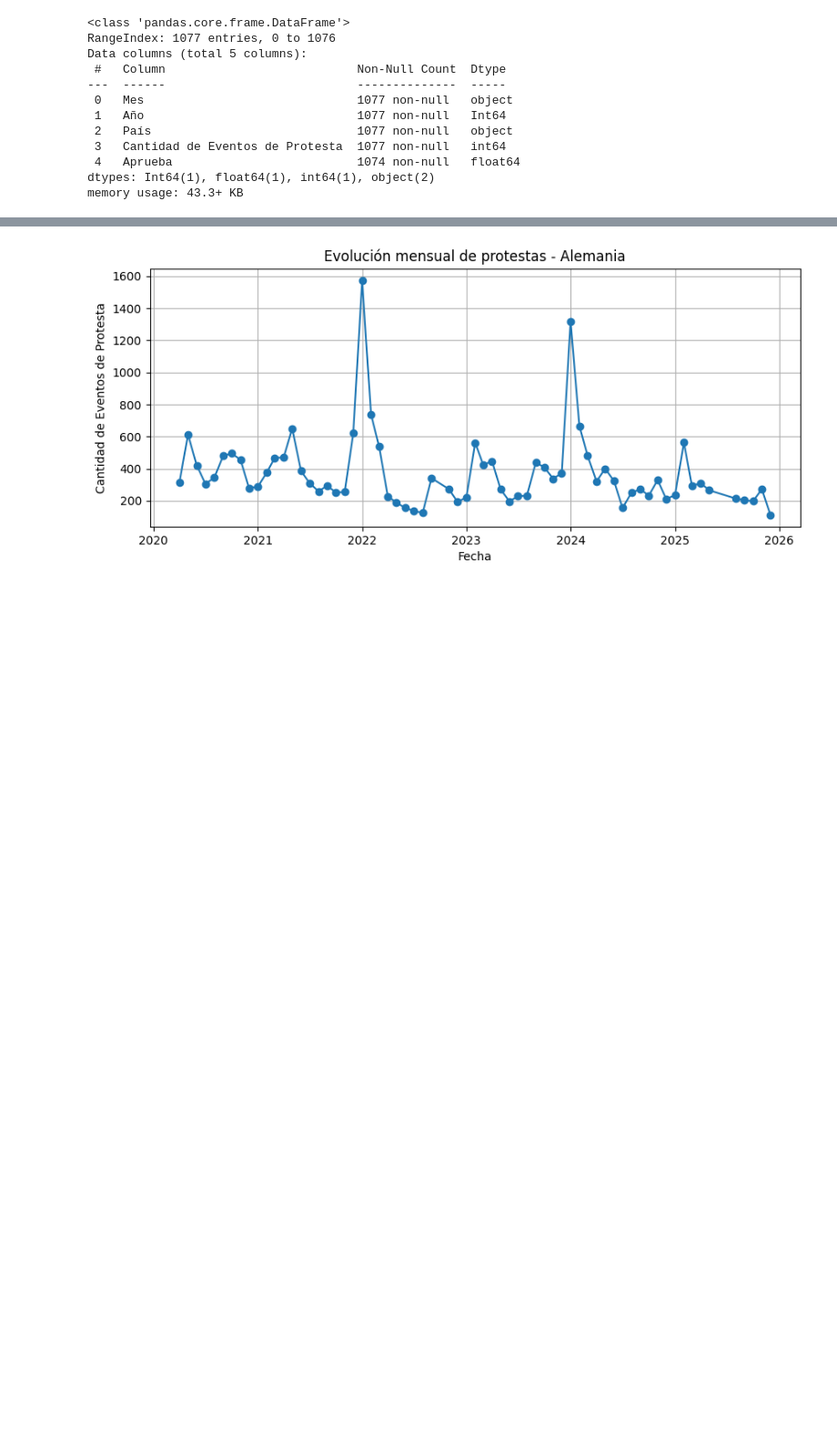
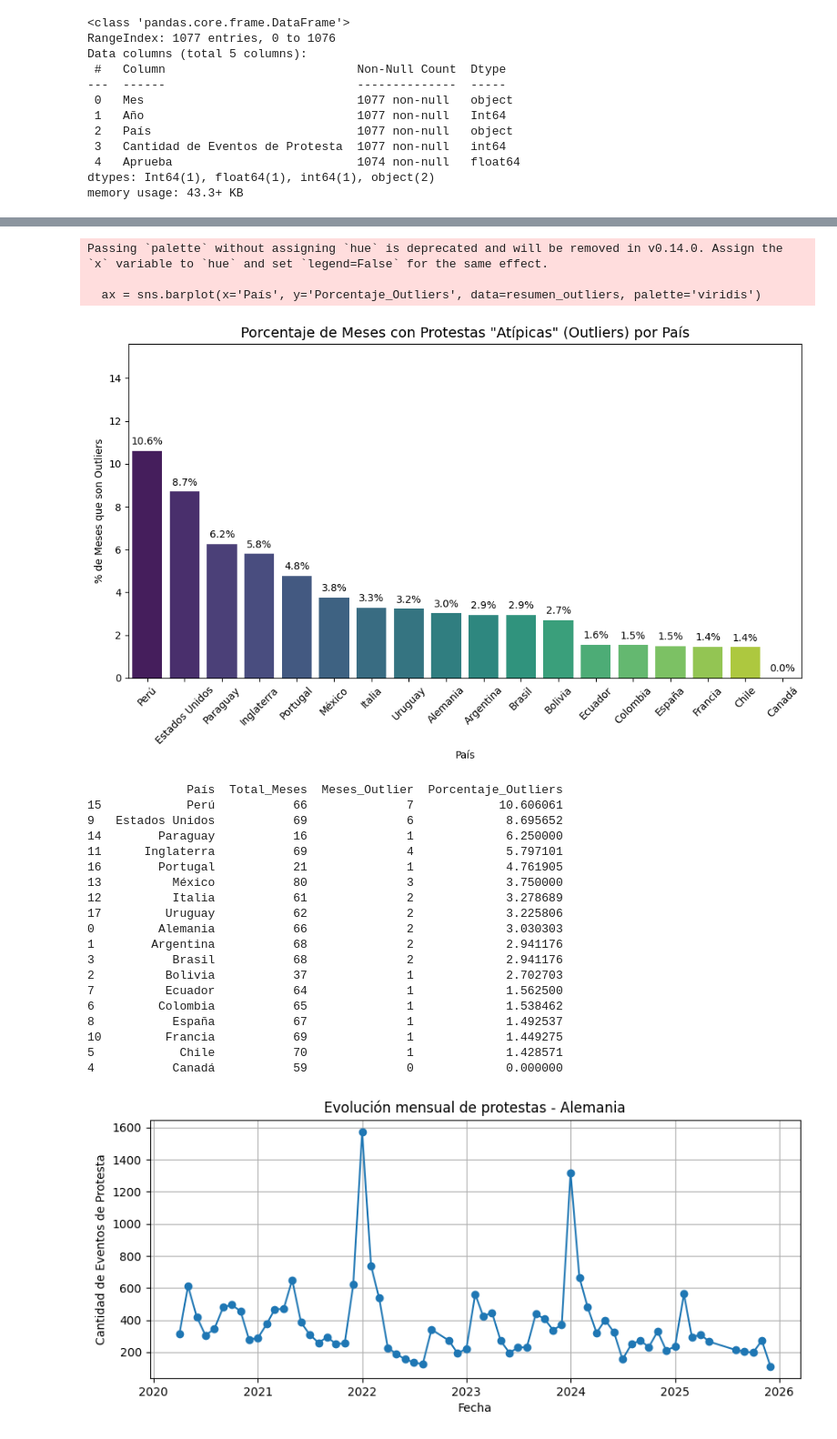
Before and after one commit to Claudio-Ferriz/Proyecto-AP-PS, a Jupyter notebook: Proyecto_AP_PS.ipynb, the cells around one changed output, grey strips where cells are left out. Shown at 91% size. Saved outputs shown, nothing was run; the diff lists cells and outputs as text; code cells hidden in the pictures; blank space fills up the shorter version.

```diff
--- a/Proyecto_AP_PS.ipynb
+++ b/Proyecto_AP_PS.ipynb
@@ -299,3 +318,68 @@ memory usage: 43.3+ KB
+# %%
+# 1. Definir una función para identificar outliers usando el Rango Intercuartílico (IQR)
+def contar_outliers(serie):
+    Q1 = serie.quantile(0.25)
+    Q3 = serie.quantile(0.75)
+    IQR = Q3 - Q1
+    limite_superior = Q3 + 1.5 * IQR
+    return (serie > limite_superior).sum()
+
+# 2. Agrupar y calcular: Total de meses vs Meses Outliers
+resumen_outliers = df_ap_ps_2.groupby('País')['Cantidad de Eventos de Protesta'].agg(
+    Total_Meses='count',
+    Meses_Outlier=contar_outliers
+).reset_index()
+
+# 3. Calcular el porcentaje de anomalía
+resumen_outliers['Porcentaje_Outliers'] = (resumen_outliers['Meses_Outlier'] / resumen_outliers['Total_Meses']) * 100
+
+# Ordenar para mejor visualización
+resumen_outliers = resumen_outliers.sort_values(by='Porcentaje_Outliers', ascending=False)
+
+# --- Visualización ---
+plt.figure(figsize=(12, 6))
+ax = sns.barplot(x='País', y='Porcentaje_Outliers', data=resumen_outliers, palette='viridis')
+
+# Añadir etiquetas de cantidad sobre las barras
+for p in ax.patches:
+    ax.annotate(f'{p.get_height():.1f}%',
+                (p.get_x() + p.get_width() / 2., p.get_height()),
+                ha = 'center', va = 'center',
+                xytext = (0, 9),
+                textcoords = 'offset points')
+
+plt.title('Porcentaje de Meses con Protestas "Atípicas" (Outliers) por País', fontsize=14)
+plt.ylabel('% de Meses que son Outliers')
+plt.ylim(0, resumen_outliers['Porcentaje_Outliers'].max() + 5)
+plt.xticks(rotation=45)
+plt.show()
+
+# Mostrar la tabla para revisión
+print(resumen_outliers)
+# %% [output]
+Passing `palette` without assigning `hue` is deprecated and will be removed in v0.14.0. Assign the `x` variable to `hue` and set `legend=False` for the same effect.
+
+  ax = sns.barplot(x='País', y='Porcentaje_Outliers', data=resumen_outliers, palette='viridis')
+[figure, added]
+              País  Total_Meses  Meses_Outlier  Porcentaje_Outliers
+15            Perú           66              7            10.606061
+9   Estados Unidos           69              6             8.695652
+14        Paraguay           16              1             6.250000
+11      Inglaterra           69              4             5.797101
+16        Portugal           21              1             4.761905
+13          México           80              3             3.750000
+12          Italia           61              2             3.278689
+17         Uruguay           62              2             3.225806
+0         Alemania           66              2             3.030303
+1        Argentina           68              2             2.941176
+3           Brasil           68              2             2.941176
+2          Bolivia           37              1             2.702703
+7          Ecuador           64              1             1.562500
+6         Colombia           65              1             1.538462
+8           España           67              1             1.492537
+10         Francia           69              1             1.449275
+5            Chile           70              1             1.428571
+4           Canadá           59              0             0.000000
 # %%
 df_month = df_ap_ps_2.groupby(
     ['País', 'Año', 'Mes'],
```
Also changed, not shown: parts of 3 cells of this notebook.
